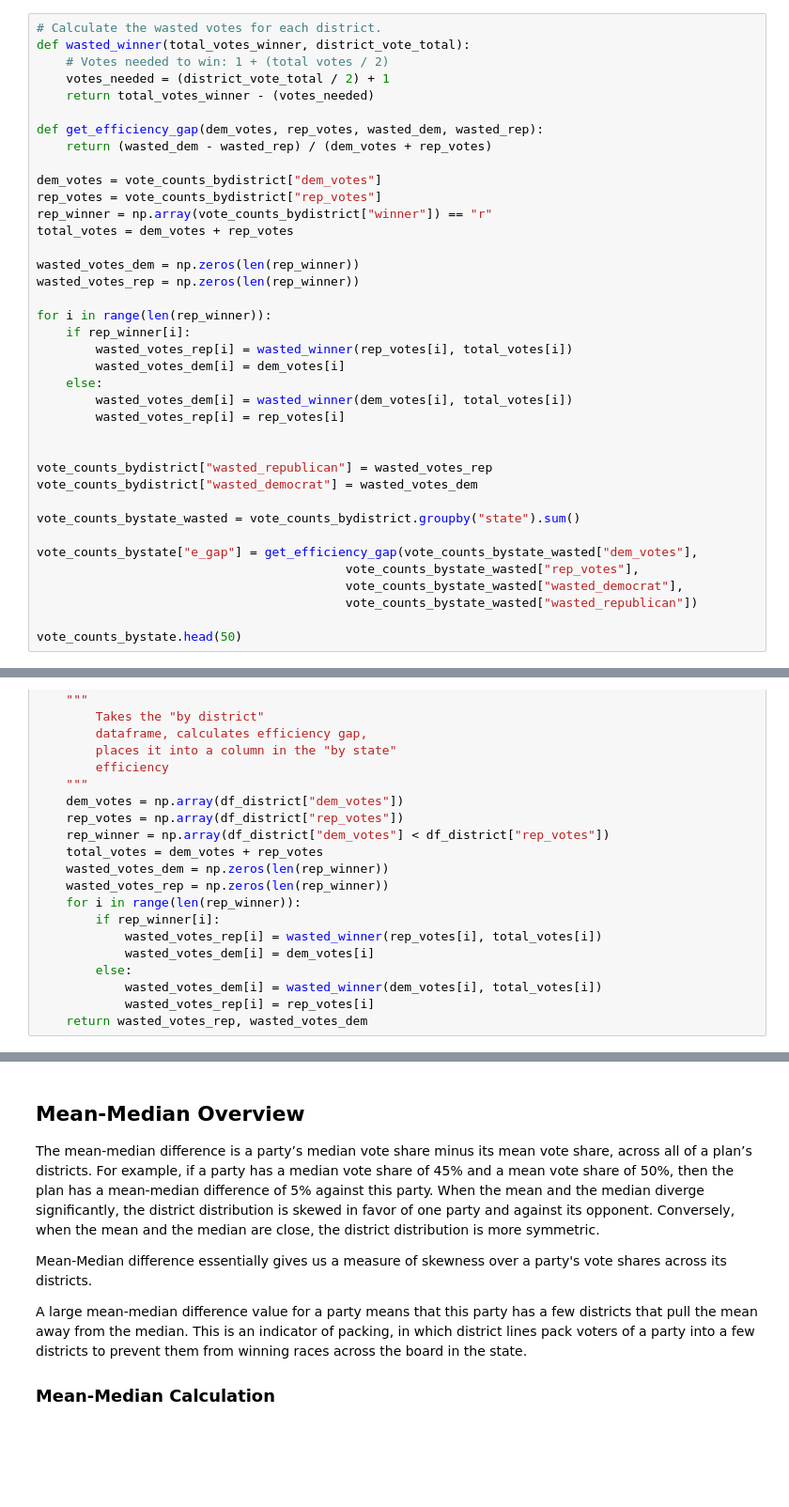
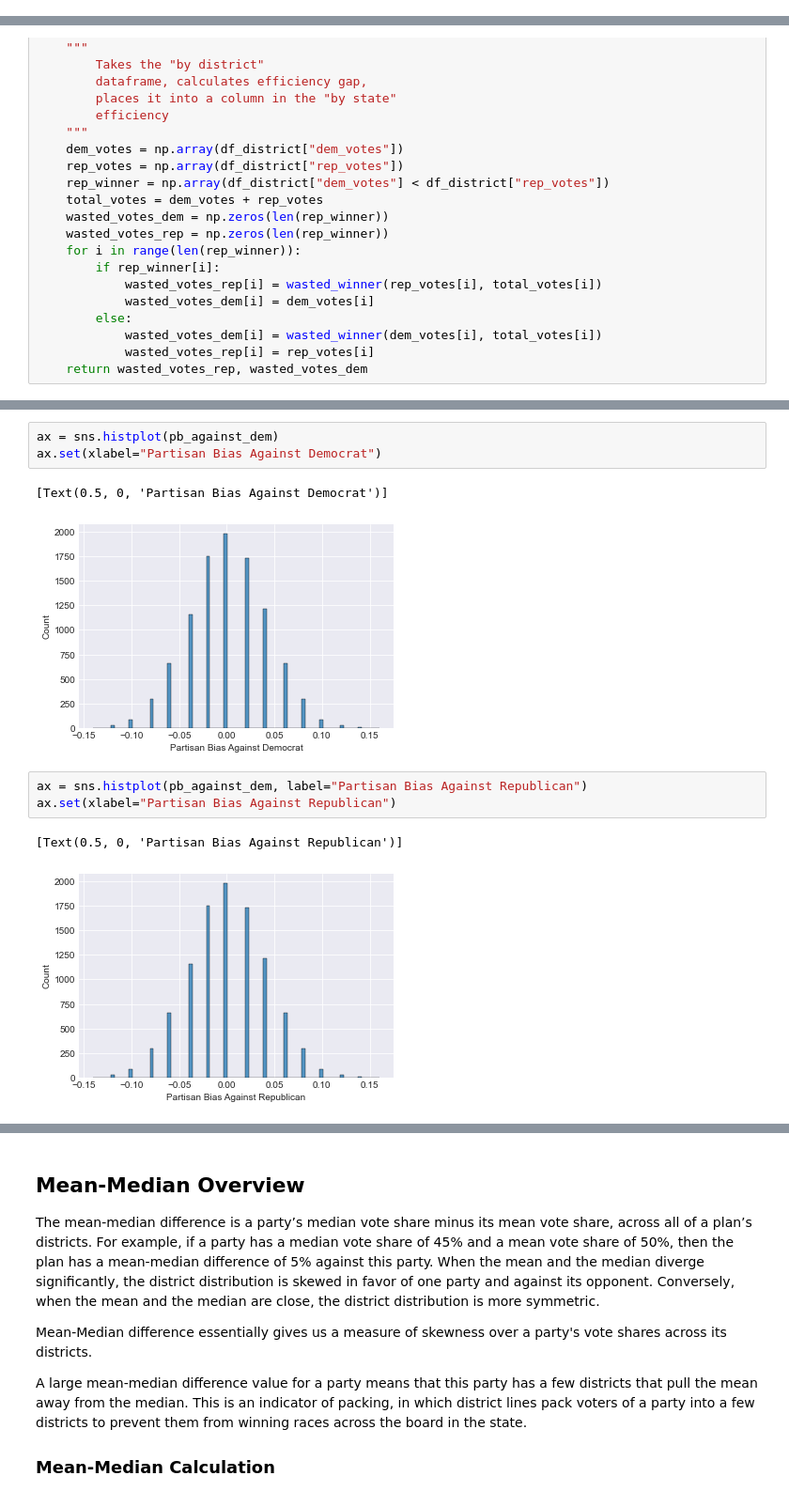
Before and after one commit to dpalencia/cs541g3, a Jupyter notebook: Notebooks/Data Understanding/District Vote Counts - Gerrymandering Analysis.ipynb, the cells around one changed output, grey strips where cells are left out. Shown at 94% size. Drawn from its saved outputs; the diff is of its cells as text; blank space fills up the shorter version.

```diff
--- a/Notebooks/Data Understanding/District Vote Counts - Gerrymandering Analysis.ipynb
+++ b/Notebooks/Data Understanding/District Vote Counts - Gerrymandering Analysis.ipynb
@@ -170,38 +131,0 @@ vote_counts_bystate
-# %%
-# Calculate the wasted votes for each district.
-def wasted_winner(total_votes_winner, district_vote_total):
-    # Votes needed to win: 1 + (total votes / 2)
-    votes_needed = (district_vote_total / 2) + 1
-    return total_votes_winner - (votes_needed)
-
-def get_efficiency_gap(dem_votes, rep_votes, wasted_dem, wasted_rep):
-    return (wasted_dem - wasted_rep) / (dem_votes + rep_votes)
-
-dem_votes = vote_counts_bydistrict["dem_votes"]
-rep_votes = vote_counts_bydistrict["rep_votes"]
-rep_winner = np.array(vote_counts_bydistrict["winner"]) == "r"
-total_votes = dem_votes + rep_votes
-
-wasted_votes_dem = np.zeros(len(rep_winner))
-wasted_votes_rep = np.zeros(len(rep_winner))
-
-for i in range(len(rep_winner)):
-    if rep_winner[i]:
-        wasted_votes_rep[i] = wasted_winner(rep_votes[i], total_votes[i])
-        wasted_votes_dem[i] = dem_votes[i]
-    else:
-        wasted_votes_dem[i] = wasted_winner(dem_votes[i], total_votes[i])
-        wasted_votes_rep[i] = rep_votes[i]
-
-
-vote_counts_bydistrict["wasted_republican"] = wasted_votes_rep
-vote_counts_bydistrict["wasted_democrat"] = wasted_votes_dem
-
-vote_counts_bystate_wasted = vote_counts_bydistrict.groupby("state").sum()
-
-vote_counts_bystate["e_gap"] = get_efficiency_gap(vote_counts_bystate_wasted["dem_votes"],
-                                          vote_counts_bystate_wasted["rep_votes"],
-                                          vote_counts_bystate_wasted["wasted_democrat"],
-                                          vote_counts_bystate_wasted["wasted_republican"])
-
-vote_counts_bystate.head(50)
@@ -408,0 +368,12 @@ Connecticut, Massachussetts, New Jersey, Oregon
+# %%
+ax = sns.histplot(pb_against_dem)
+ax.set(xlabel="Partisan Bias Against Democrat")
+# %% [output]
+[Text(0.5, 0, 'Partisan Bias Against Democrat')]
+[figure, added]
+# %%
+ax = sns.histplot(pb_against_dem, label="Partisan Bias Against Republican")
+ax.set(xlabel="Partisan Bias Against Republican")
+# %% [output]
+[Text(0.5, 0, 'Partisan Bias Against Republican')]
+[figure, added]
```
Also changed, not shown: parts of 54 cells of this notebook.
